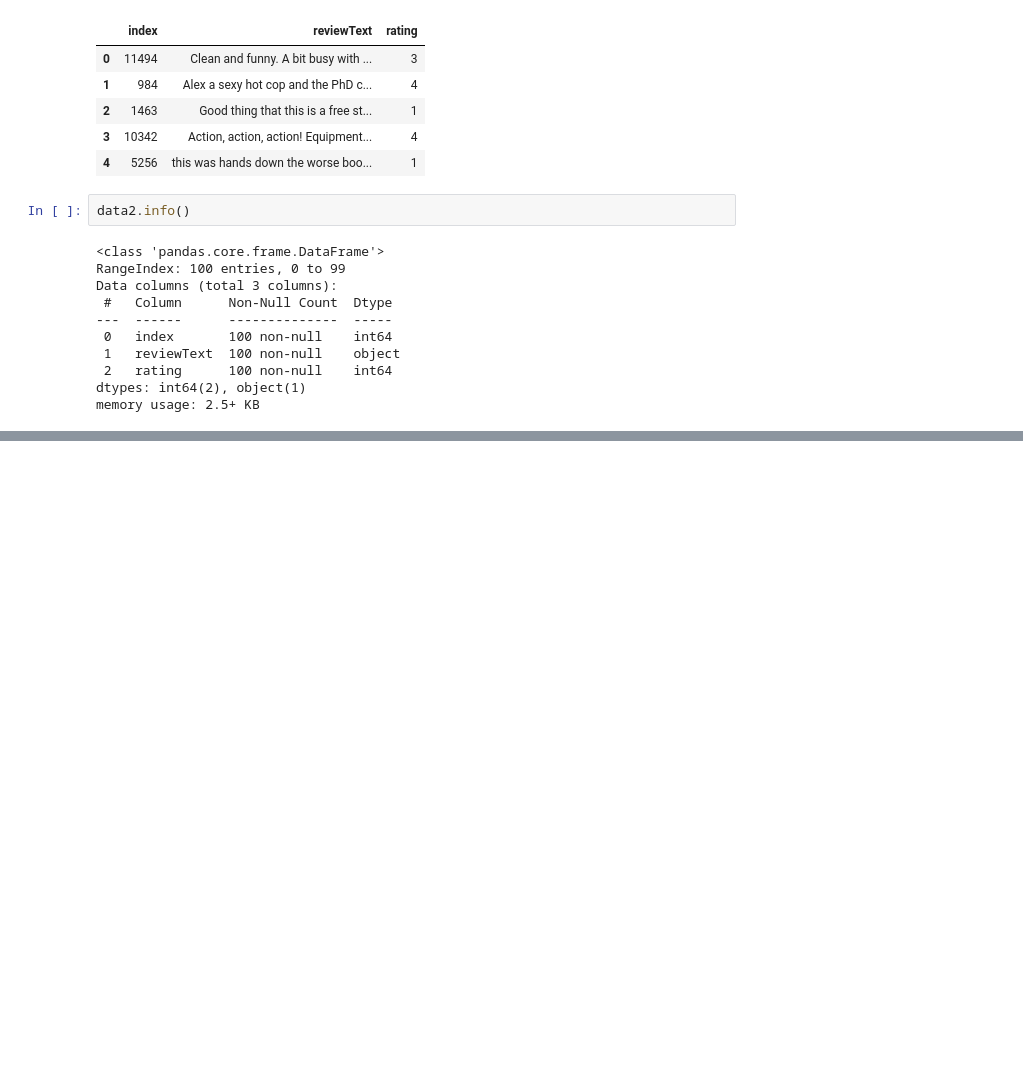
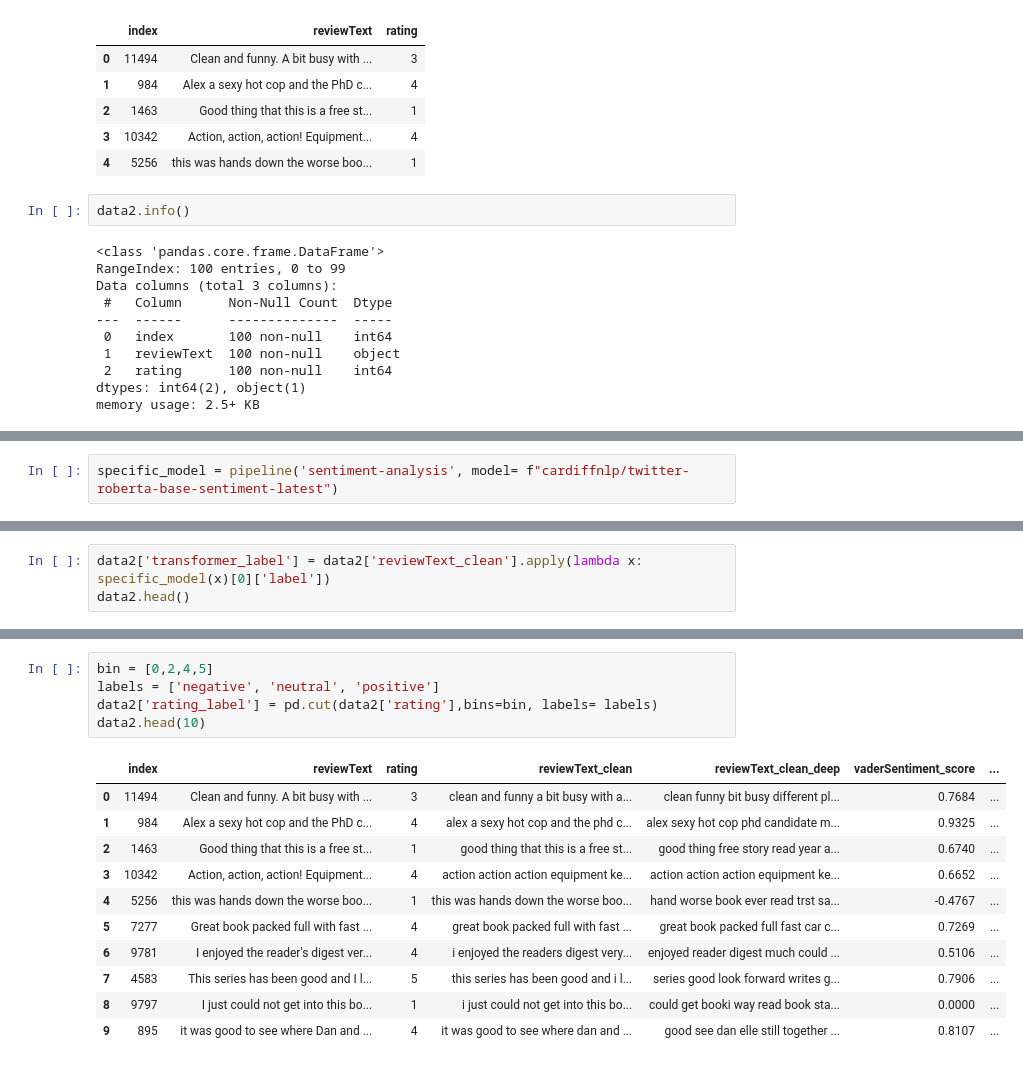
Before and after one commit to wanderer878/jupyter, a Jupyter notebook: sentiment_analysis_practice_23.ipynb, the cells around one changed output, grey strips where cells are left out. Cells and saved outputs as stored; diff of their text form; blank space fills up the shorter version.

```diff
--- a/sentiment_analysis_practice_23.ipynb
+++ b/sentiment_analysis_practice_23.ipynb
@@ -217,0 +310,2 @@ memory usage: 2.5+ KB
+# %%
+specific_model = pipeline('sentiment-analysis', model= f"cardiffnlp/twitter-roberta-base-sentiment-latest")
@@ -217,0 +321,3 @@ memory usage: 2.5+ KB
+# %%
+data2['transformer_label'] = data2['reviewText_clean'].apply(lambda x: specific_model(x)[0]['label'])
+data2.head()
@@ -217,0 +331,17 @@ memory usage: 2.5+ KB
+# %%
+bin = [0,2,4,5]
+labels = ['negative', 'neutral', 'positive']
+data2['rating_label'] = pd.cut(data2['rating'],bins=bin, labels= labels)
+data2.head(10)
+# %% [output]
+|  | index | reviewText | rating | reviewText_clean | reviewText_clean_deep | vaderSentiment_score | ... |
+| 0 | 11494 | Clean and funny. A bit busy with ... | 3 | clean and funny a bit busy with a... | clean funny bit busy different pl... | 0.7684 | ... |
+| 1 | 984 | Alex a sexy hot cop and the PhD c... | 4 | alex a sexy hot cop and the phd c... | alex sexy hot cop phd candidate m... | 0.9325 | ... |
+| 2 | 1463 | Good thing that this is a free st... | 1 | good thing that this is a free st... | good thing free story read year a... | 0.6740 | ... |
+| 3 | 10342 | Action, action, action! Equipment... | 4 | action action action equipment ke... | action action action equipment ke... | 0.6652 | ... |
+| 4 | 5256 | this was hands down the worse boo... | 1 | this was hands down the worse boo... | hand worse book ever read trst sa... | -0.4767 | ... |
+| 5 | 7277 | Great book packed full with fast ... | 4 | great book packed full with fast ... | great book packed full fast car c... | 0.7269 | ... |
+| 6 | 9781 | I enjoyed the reader's digest ver... | 4 | i enjoyed the readers digest very... | enjoyed reader digest much could ... | 0.5106 | ... |
+| 7 | 4583 | This series has been good and I l... | 5 | this series has been good and i l... | series good look forward writes g... | 0.7906 | ... |
+| 8 | 9797 | I just could not get into this bo... | 1 | i just could not get into this bo... | could get booki way read book sta... | 0.0000 | ... |
+| 9 | 895 | it was good to see where Dan and ... | 4 | it was good to see where dan and ... | good see dan elle still together ... | 0.8107 | ... |
```
Also changed, not shown: parts of 18 cells of this notebook.
